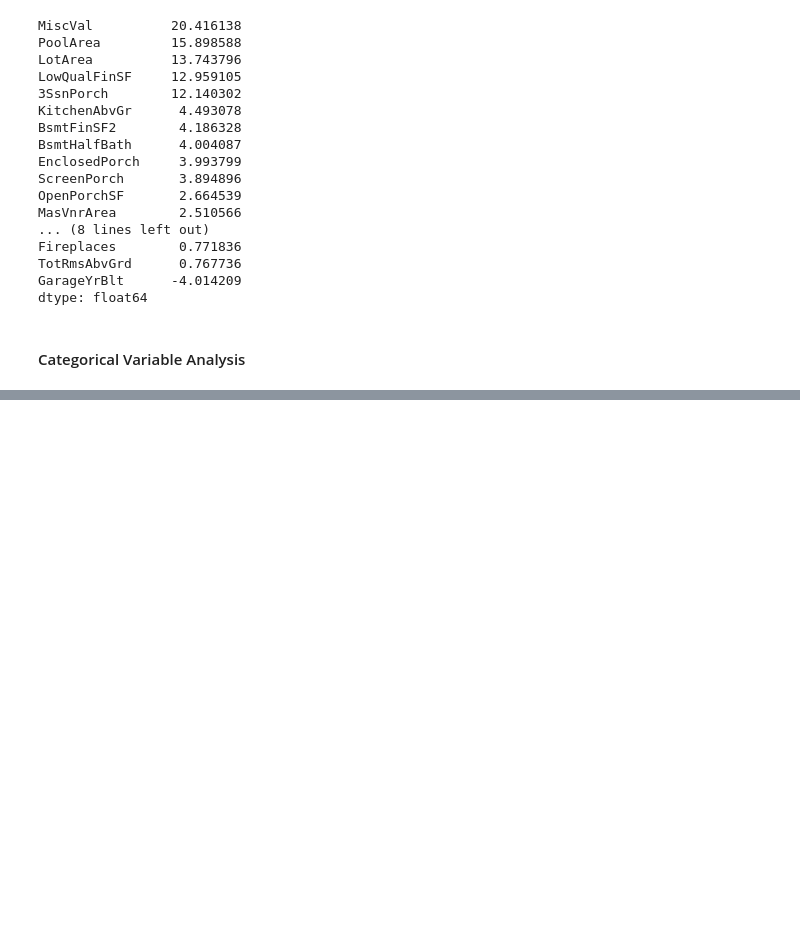
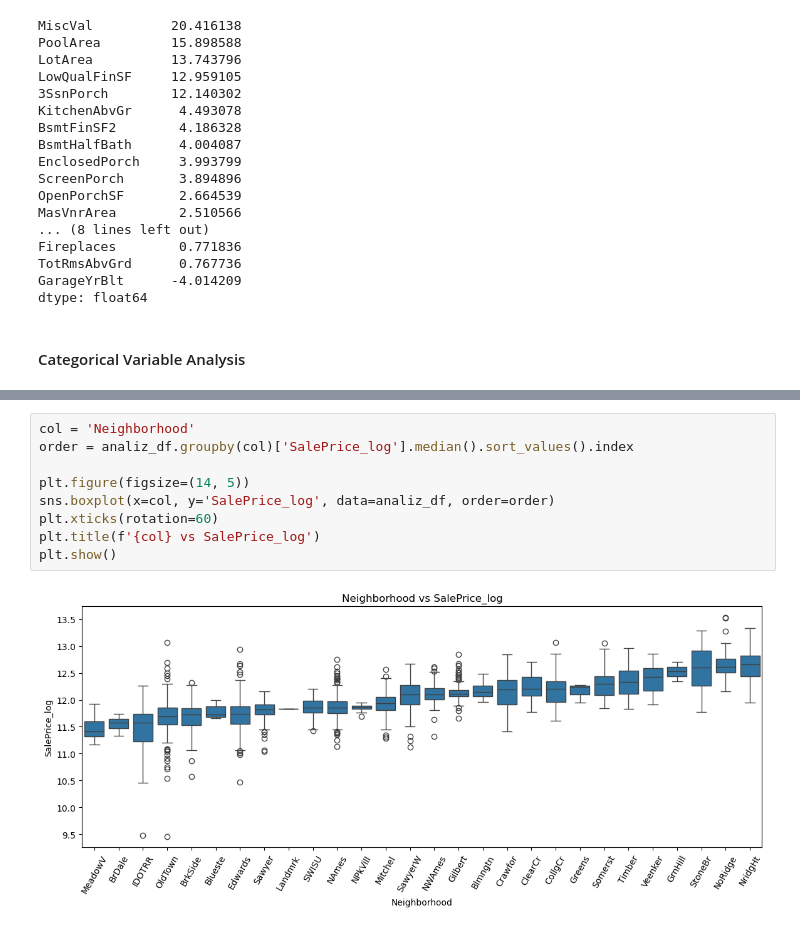
Before and after one commit to enesacarq/ames-housing-price-prediction, a Jupyter notebook: ames_house_price_analysis.ipynb, the cells around one changed output, grey strips where cells are left out. Cells and saved outputs as stored; diff of their text form; blank space fills up the shorter version.

```diff
--- a/ames_house_price_analysis.ipynb
+++ b/ames_house_price_analysis.ipynb
@@ -615,3 +619,14 @@ Fence: 1 nadir kategori -> ['MnWw']
 MiscFeature: 3 nadir kategori -> ['Gar2', 'Othr', 'Elev']
 SaleType: 7 nadir kategori -> ['ConLD', 'CWD', 'ConLI', 'Oth', 'Con', 'ConLw', 'VWD']
 SaleCondition: 2 nadir kategori -> ['Alloca', 'AdjLand']
+# %%
+col = 'Neighborhood'
+order = analiz_df.groupby(col)['SalePrice_log'].median().sort_values().index
+
+plt.figure(figsize=(14, 5))
+sns.boxplot(x=col, y='SalePrice_log', data=analiz_df, order=order)
+plt.xticks(rotation=60)
+plt.title(f'{col} vs SalePrice_log')
+plt.show()
+# %% [output]
+[figure, added]
```
Also changed, not shown: parts of 8 cells of this notebook.
